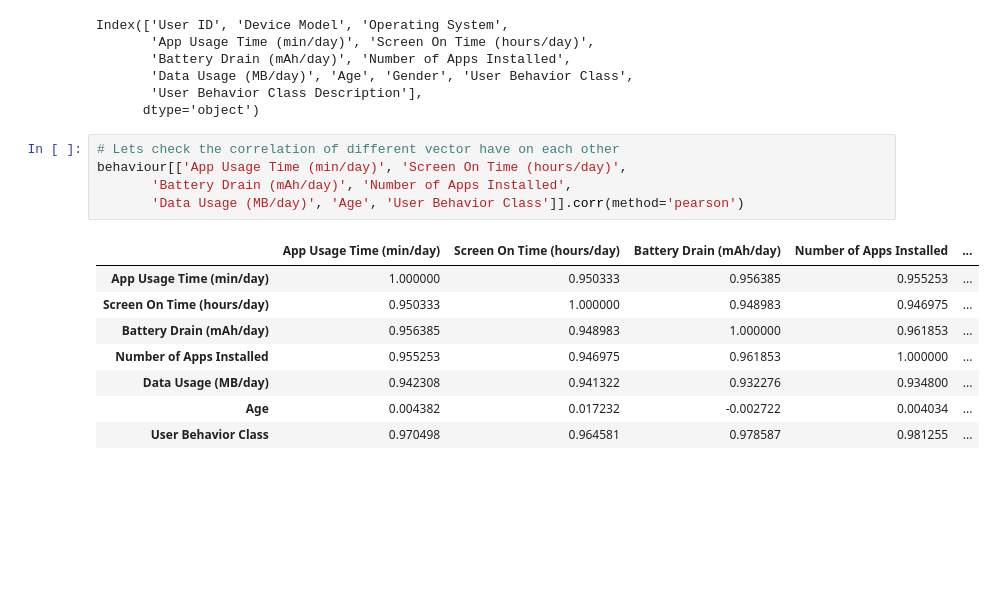
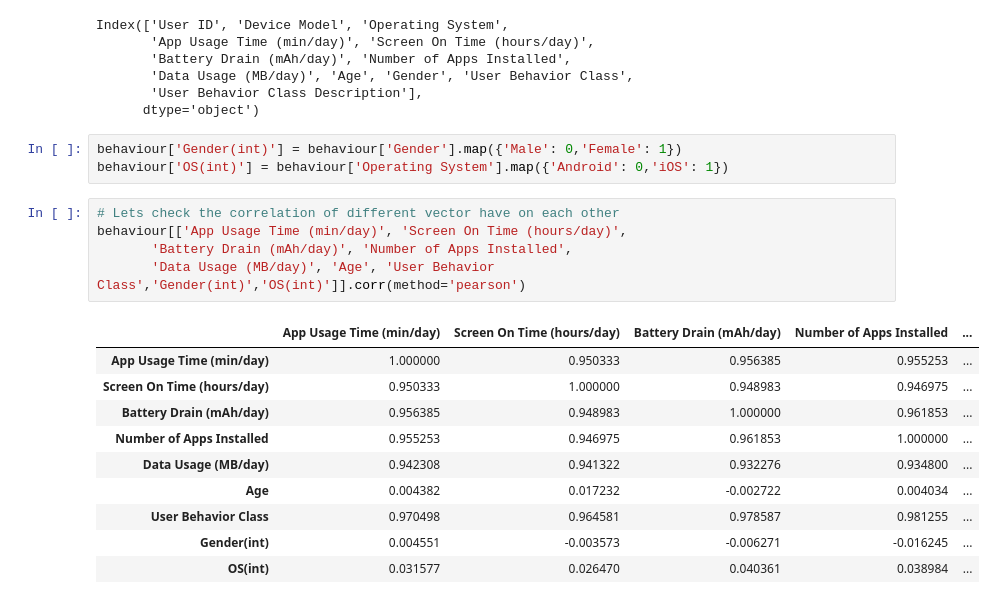
Before and after one commit to Foxtrot123-png/Applied-Data-Science-1, a Jupyter notebook: User_Behaviour.ipynb, the cells around one changed output. Drawn from its saved outputs; the diff is of its cells as text; blank space fills up the shorter version.

```diff
--- a/User_Behaviour.ipynb
+++ b/User_Behaviour.ipynb
@@ -84,17 +100,22 @@ Index(['User ID', 'Device Model', 'Operating System',
        'Data Usage (MB/day)', 'Age', 'Gender', 'User Behavior Class',
        'User Behavior Class Description'],
       dtype='object')
+# %%
+behaviour['Gender(int)'] = behaviour['Gender'].map({'Male': 0,'Female': 1})
+behaviour['OS(int)'] = behaviour['Operating System'].map({'Android': 0,'iOS': 1})
 # %%
 # Lets check the correlation of different vector have on each other
 behaviour[['App Usage Time (min/day)', 'Screen On Time (hours/day)',
        'Battery Drain (mAh/day)', 'Number of Apps Installed',
-       'Data Usage (MB/day)', 'Age', 'User Behavior Class']].corr(method='pearson')
+       'Data Usage (MB/day)', 'Age', 'User Behavior Class','Gender(int)','OS(int)']].corr(method='pearson')
 # %% [output]
 |  | App Usage Time (min/day) | Screen On Time (hours/day) | Battery Drain (mAh/day) | Number of Apps Installed | ... |
 | App Usage Time (min/day) | 1.000000 | 0.950333 | 0.956385 | 0.955253 | ... |
 | Screen On Time (hours/day) | 0.950333 | 1.000000 | 0.948983 | 0.946975 | ... |
 | Battery Drain (mAh/day) | 0.956385 | 0.948983 | 1.000000 | 0.961853 | ... |
 | Number of Apps Installed | 0.955253 | 0.946975 | 0.961853 | 1.000000 | ... |
 | Data Usage (MB/day) | 0.942308 | 0.941322 | 0.932276 | 0.934800 | ... |
 | Age | 0.004382 | 0.017232 | -0.002722 | 0.004034 | ... |
 | User Behavior Class | 0.970498 | 0.964581 | 0.978587 | 0.981255 | ... |
+| Gender(int) | 0.004551 | -0.003573 | -0.006271 | -0.016245 | ... |
+| OS(int) | 0.031577 | 0.026470 | 0.040361 | 0.038984 | ... |
```
Also changed, not shown: parts of 7 cells of this notebook.
